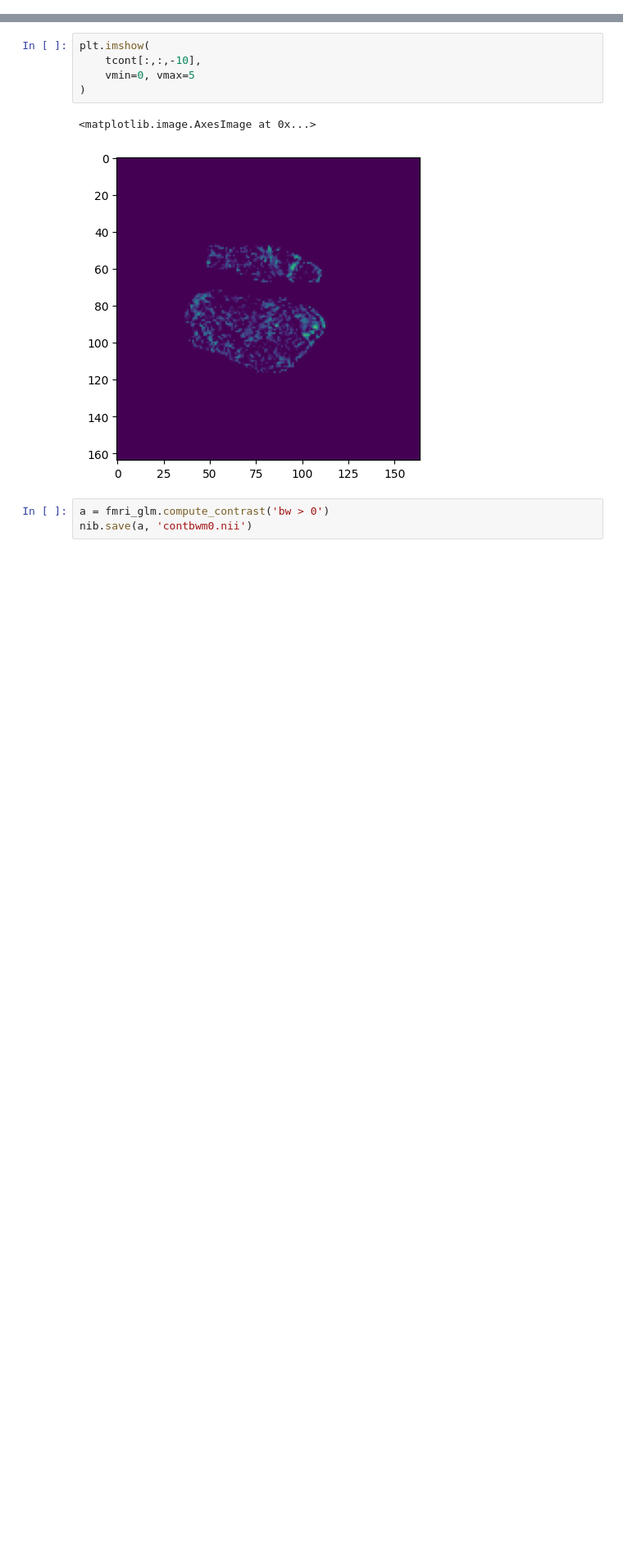
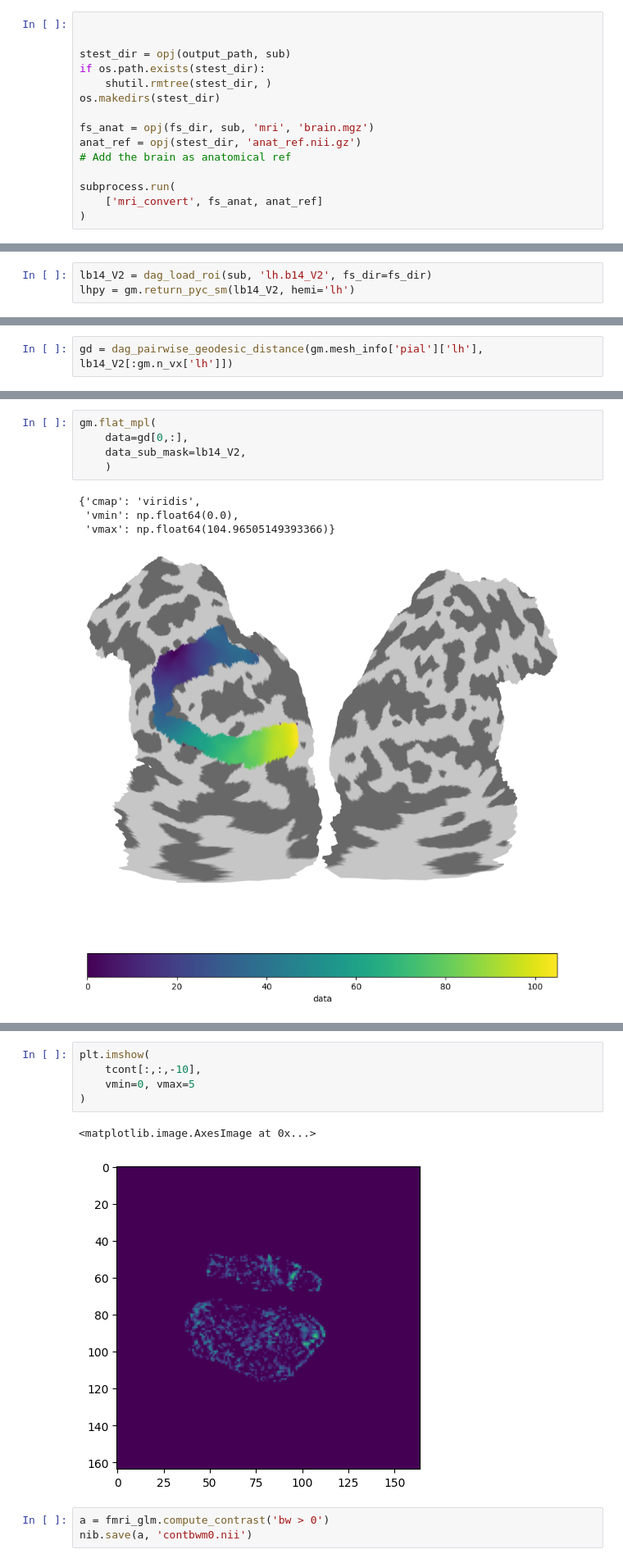
Before and after one commit to mdaghlian/stripes_pipeline, a Jupyter notebook: experimental/func/glm_nilearn.ipynb, the cells around one changed output, grey strips where cells are left out. Shown at 82% size. Drawn from its saved outputs; the diff is of its cells as text; blank space fills up the shorter version.

```diff
--- a/experimental/func/glm_nilearn.ipynb
+++ b/experimental/func/glm_nilearn.ipynb
@@ -30,0 +87,15 @@ dur = 30
+# %%
+
+
+stest_dir = opj(output_path, sub)
+if os.path.exists(stest_dir):
+    shutil.rmtree(stest_dir, )
+os.makedirs(stest_dir)
+
+fs_anat = opj(fs_dir, sub, 'mri', 'brain.mgz')
+anat_ref = opj(stest_dir, 'anat_ref.nii.gz')
+# Add the brain as anatomical ref
+
+subprocess.run(
+    ['mri_convert', fs_anat, anat_ref]
+)
@@ -115,0 +1178,3 @@ for i in range(3):
+# %%
+lb14_V2 = dag_load_roi(sub, 'lh.b14_V2', fs_dir=fs_dir)
+lhpy = gm.return_pyc_sm(lb14_V2, hemi='lh')
@@ -115,0 +1184,2 @@ for i in range(3):
+# %%
+gd = dag_pairwise_geodesic_distance(gm.mesh_info['pial']['lh'], lb14_V2[:gm.n_vx['lh']])
@@ -115,0 +1191,10 @@ for i in range(3):
+# %%
+gm.flat_mpl(
+    data=gd[0,:],
+    data_sub_mask=lb14_V2,
+    )
+# %% [output]
+{'cmap': 'viridis',
+ 'vmin': np.float64(0.0),
+ 'vmax': np.float64(104.96505149393366)}
+[figure, added]
```
Also changed, not shown: parts of 76 cells of this notebook, 44 other files.
